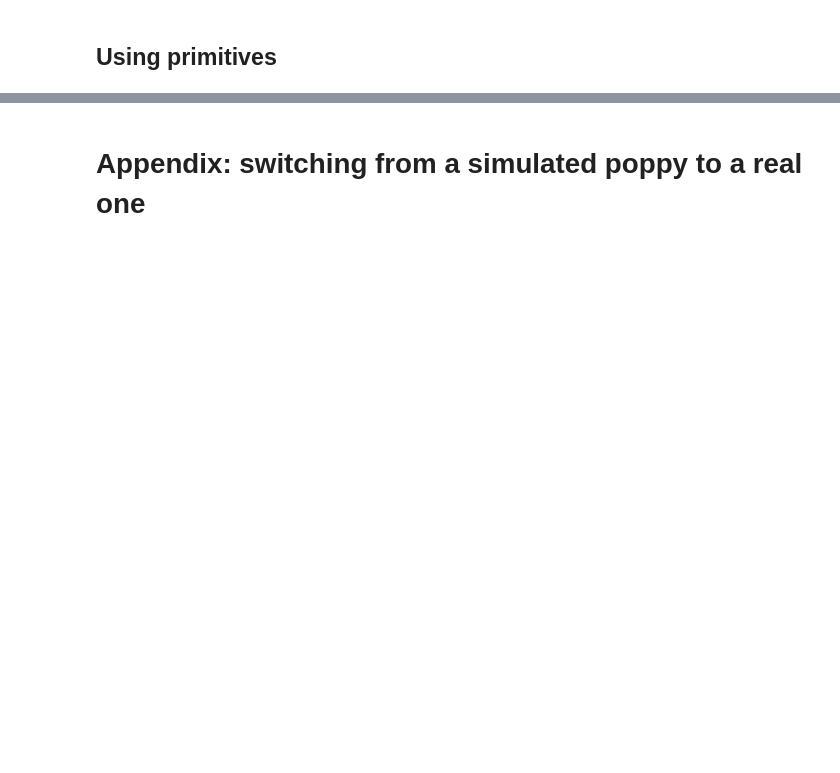
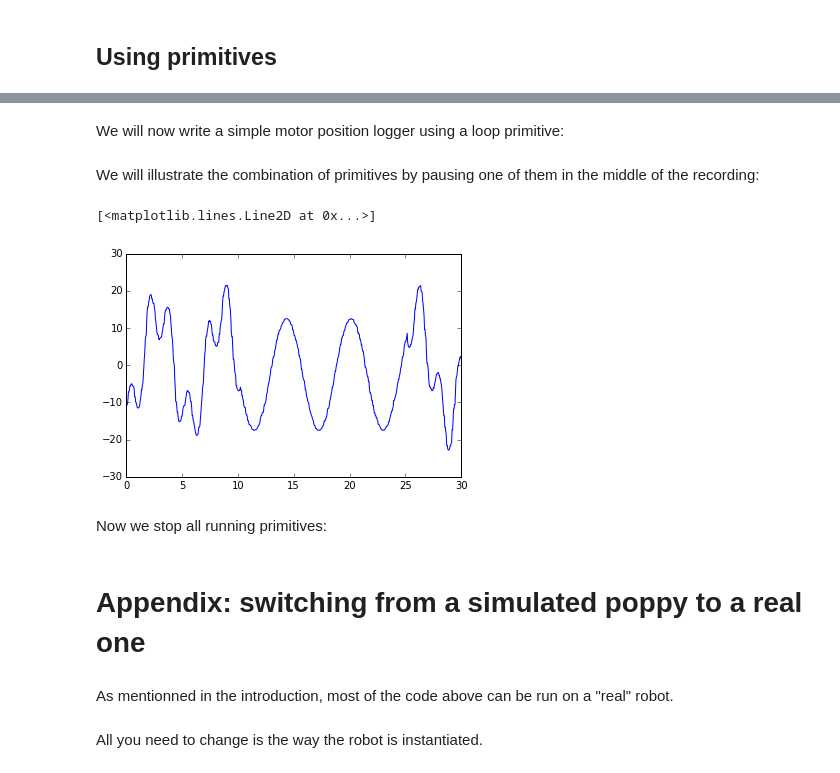
Before and after one commit to poppy-project/pypot, a Jupyter notebook: samples/notebooks/Controlling a Poppy humanoid in V-REP using pypot.ipynb, the cells around one changed output, grey strips where cells are left out. Saved outputs shown, nothing was run; the diff lists cells and outputs as text; code cells hidden in the pictures; blank space fills up the shorter version.

```diff
--- a/samples/notebooks/Controlling a Poppy humanoid in V-REP using pypot.ipynb
+++ b/samples/notebooks/Controlling a Poppy humanoid in V-REP using pypot.ipynb
@@ -272,0 +421,42 @@ poppy.get_object_position('head_visual')
+# %%
+sin_2 = Sinus(poppy, 25., [poppy.head_z, ], amp=8, freq=.5)
+sin_2.start()
+# %% [markdown]
+We will now write a simple motor position logger using a loop primitive:
+# %%
+from pypot.primitive import LoopPrimitive
+
+class MotorPositionLogger(LoopPrimitive):
+    def __init__(self, robot, refresh_freq, motor):
+        LoopPrimitive.__init__(self, robot, refresh_freq)
+
+        self.motor = getattr(self.robot, motor.name)
+
+    def setup(self):
+        # This code will be called each time the primitive is started
+        self.positions = []
+
+    def update(self):
+        # This method will be called at the predefined frequency
+        self.positions.append(self.motor.present_position)
+# %%
+logger = MotorPositionLogger(poppy, 50, poppy.head_z)
+# %% [markdown]
+We will illustrate the combination of primitives by pausing one of them in the middle of the recording:
+# %%
+logger.start()
+time.sleep(10)
+sin_2.pause()
+time.sleep(15)
+sin_2.resume()
+time.sleep(5)
+logger.stop()
+
+pos = logger.positions
+
+plot(linspace(0, 30, len(pos)), pos)
+# %% [output]
+[<matplotlib.lines.Line2D at 0x...>]
+[figure, added]
+# %% [markdown]
+Now we stop all running primitives:
@@ -273,2 +466,6 @@ poppy.get_object_position('head_visual')
 # %% [markdown]
 # Appendix: switching from a simulated poppy to a real one
+# %% [markdown]
+As mentionned in the introduction, most of the code above can be run on a "real" robot.
+# %% [markdown]
+All you need to change is the way the robot is instantiated.
```
Also changed, not shown: parts of 72 cells of this notebook.
